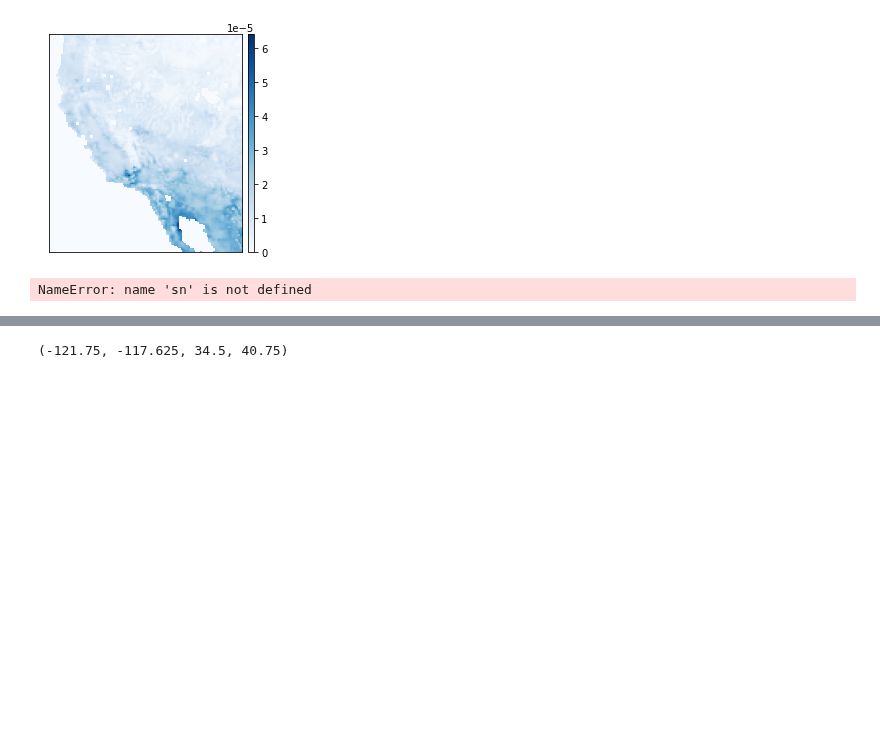
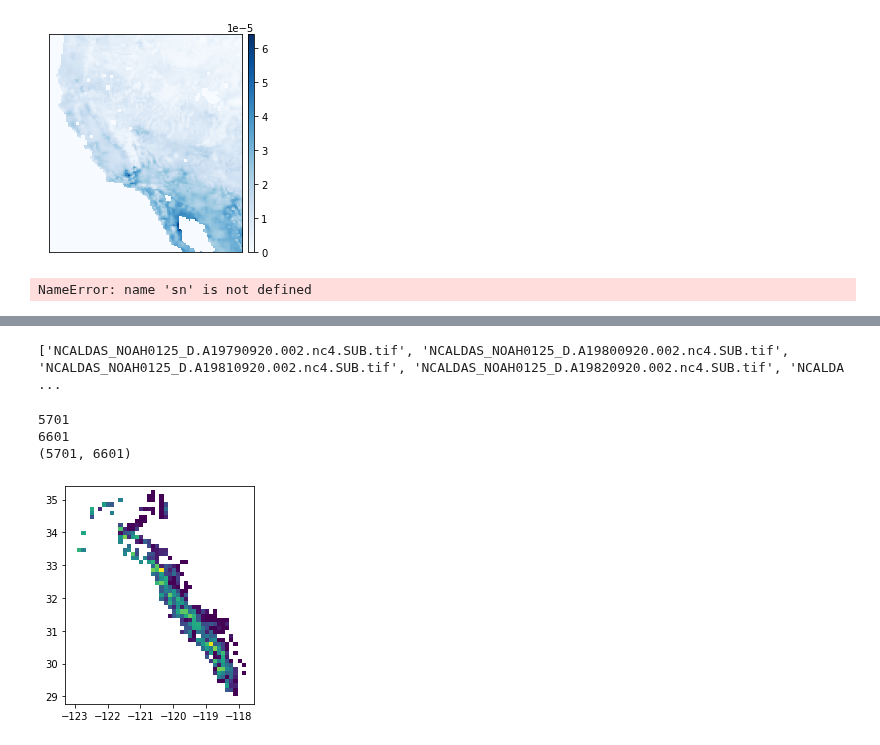
Before and after one commit to mariannecowherd/pe_snow_fires, a Jupyter notebook: scripts/pe.ipynb, the cells around one changed output, grey strips where cells are left out. Saved outputs shown, nothing was run; the diff lists cells and outputs as text; code cells hidden in the pictures; blank space fills up the shorter version.

```diff
--- a/scripts/pe.ipynb
+++ b/scripts/pe.ipynb
@@ -202,4 +115,15 @@ Successfully installed pytaf-1.0.0
-# %%
-pe_ext
-# %% [output]
-(-121.75, -117.625, 34.5, 40.75)
+# %%
+import re
+
+os.chdir('/users/marianne/documents/pe_snow_fires/')
+yr=str(1979)
+mo = "09"
+d = '20'
+files = os.listdir('pedata')
+result = [f for f in files if re.search(r''+mo+d, f)]
+
+print(result)
+#f = os.path.join(os.getcwd(),'pedata',files[1])
+#pe = rxr.open_rasterio(f,decode_times=False)
+# %% [output]
+['NCALDAS_NOAH0125_D.A19790920.002.nc4.SUB.tif', 'NCALDAS_NOAH0125_D.A19800920.002.nc4.SUB.tif', 'NCALDAS_NOAH0125_D.A19810920.002.nc4.SUB.tif', 'NCALDAS_NOAH0125_D.A19820920.002.nc4.SUB.tif', 'NCALDA ...
@@ -205,0 +163,17 @@ pe_ext
+# %%
+print(outband.XSize)
+print(outband.YSize)
+print(mag_grid.shape)
+# %% [output]
+5701
+6601
+(5701, 6601)
+# %%
+import rasterio
+from rasterio.plot import show
+fp = r'output_test.tif'
+img = rasterio.open(fp)
+show(img)
+img.close()
+# %% [output]
+[figure, added]
```
Also changed, not shown: parts of 9 cells of this notebook.
